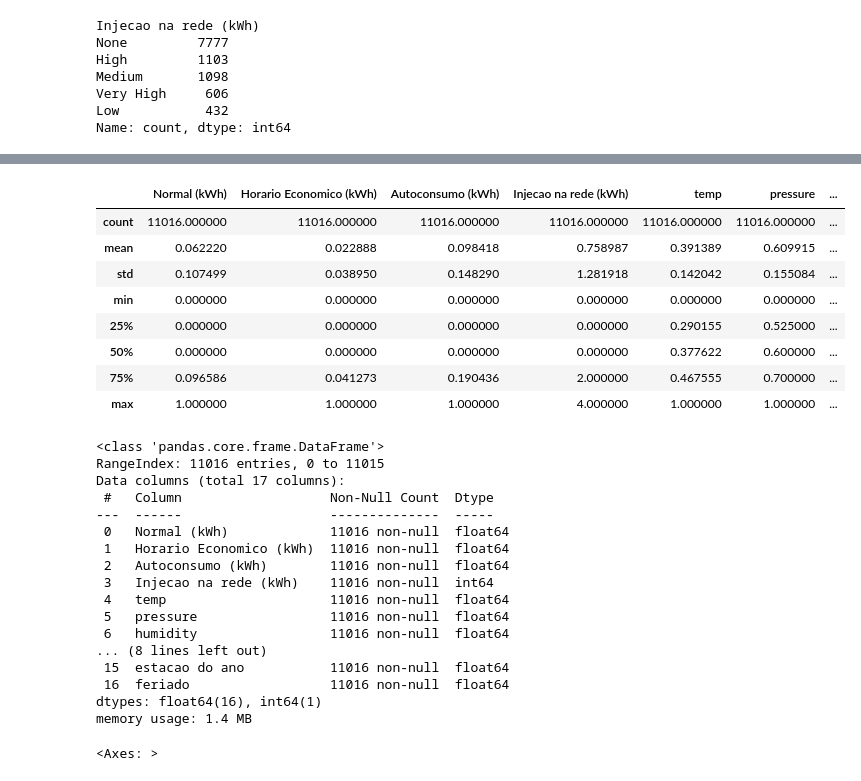
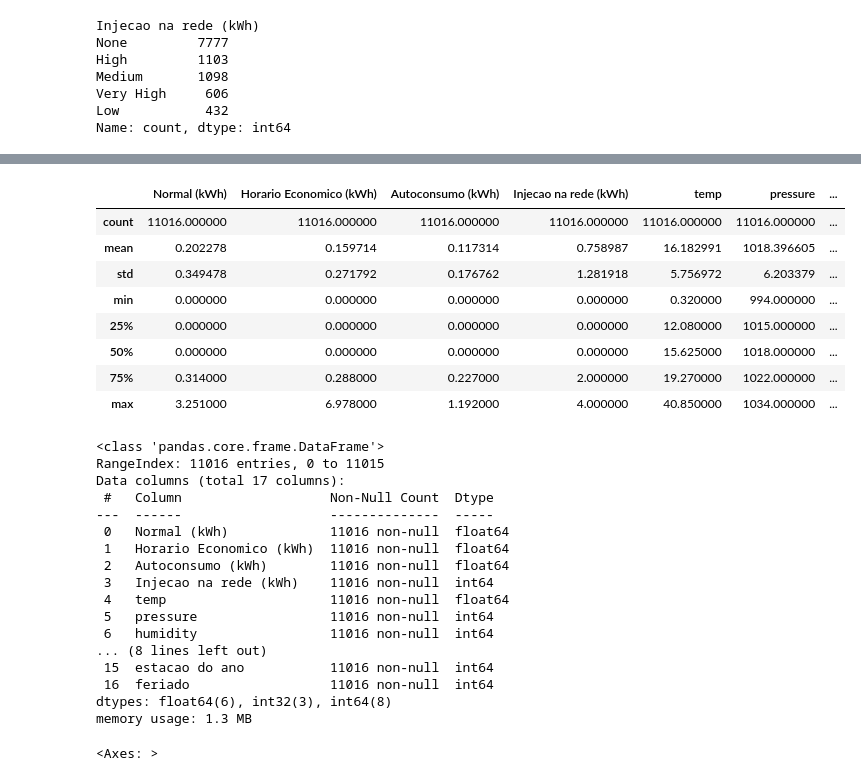
Before and after one commit to mirelois/DaaProjeto, a Jupyter notebook: tarefa_2/tarefaComp.ipynb, the cells around one changed output, grey strips where cells are left out. Saved outputs shown, nothing was run; the diff lists cells and outputs as text; code cells hidden in the pictures.

```diff
--- a/tarefa_2/tarefaComp.ipynb
+++ b/tarefa_2/tarefaComp.ipynb
@@ -853,23 +853,23 @@ df_teste.drop('feels_like', inplace=True, axis=1)
 df_teste.drop('temp_min', inplace=True, axis=1)
 df_teste.drop('temp_max', inplace=True, axis=1)
 # %%
-for col in df:
+"""for col in df:
     if col != 'Injecao na rede (kWh)':
         df[col] = (df[col] - df[col].min()) / (df[col].max() - df[col].min())
 for col in df_teste:
     if col != 'Injecao na rede (kWh)':
-        df_teste[col] = (df_teste[col] - df_teste[col].min()) / (df_teste[col].max() - df_teste[col].min())
+        df_teste[col] = (df_teste[col] - df_teste[col].min()) / (df_teste[col].max() - df_teste[col].min())"""
 df.describe()
 # %% [output]
 |  | Normal (kWh) | Horario Economico (kWh) | Autoconsumo (kWh) | Injecao na rede (kWh) | temp | pressure | ... |
 | count | 11016.000000 | 11016.000000 | 11016.000000 | 11016.000000 | 11016.000000 | 11016.000000 | ... |
-| mean | 0.062220 | 0.022888 | 0.098418 | 0.758987 | 0.391389 | 0.609915 | ... |
-| std | 0.107499 | 0.038950 | 0.148290 | 1.281918 | 0.142042 | 0.155084 | ... |
-| min | 0.000000 | 0.000000 | 0.000000 | 0.000000 | 0.000000 | 0.000000 | ... |
-| 25% | 0.000000 | 0.000000 | 0.000000 | 0.000000 | 0.290155 | 0.525000 | ... |
-| 50% | 0.000000 | 0.000000 | 0.000000 | 0.000000 | 0.377622 | 0.600000 | ... |
-| 75% | 0.096586 | 0.041273 | 0.190436 | 2.000000 | 0.467555 | 0.700000 | ... |
-| max | 1.000000 | 1.000000 | 1.000000 | 4.000000 | 1.000000 | 1.000000 | ... |
+| mean | 0.202278 | 0.159714 | 0.117314 | 0.758987 | 16.182991 | 1018.396605 | ... |
+| std | 0.349478 | 0.271792 | 0.176762 | 1.281918 | 5.756972 | 6.203379 | ... |
+| min | 0.000000 | 0.000000 | 0.000000 | 0.000000 | 0.320000 | 994.000000 | ... |
+| 25% | 0.000000 | 0.000000 | 0.000000 | 0.000000 | 12.080000 | 1015.000000 | ... |
+| 50% | 0.000000 | 0.000000 | 0.000000 | 0.000000 | 15.625000 | 1018.000000 | ... |
+| 75% | 0.314000 | 0.288000 | 0.227000 | 2.000000 | 19.270000 | 1022.000000 | ... |
+| max | 3.251000 | 6.978000 | 1.192000 | 4.000000 | 40.850000 | 1034.000000 | ... |
 # %%
 X = df.drop('Injecao na rede (kWh)', axis = 1)
 y = df['Injecao na rede (kWh)']
@@ -888,13 +888,13 @@ Data columns (total 17 columns):
  2   Autoconsumo (kWh)        11016 non-null  float64
  3   Injecao na rede (kWh)    11016 non-null  int64
  4   temp                     11016 non-null  float64
- 5   pressure                 11016 non-null  float64
- 6   humidity                 11016 non-null  float64
+ 5   pressure                 11016 non-null  int64
+ 6   humidity                 11016 non-null  int64
 ... (8 lines left out)
- 15  estacao do ano           11016 non-null  float64
- 16  feriado                  11016 non-null  float64
-dtypes: float64(16), int64(1)
-memory usage: 1.4 MB
+ 15  estacao do ano           11016 non-null  int64
+ 16  feriado                  11016 non-null  int64
+dtypes: float64(6), int32(3), int64(8)
+memory usage: 1.3 MB
 # %%
 sns.heatmap(df.isnull(),yticklabels= False,  cbar = False, cmap = 'viridis')
 # %% [output]
```
Also changed, not shown: parts of 5 cells of this notebook, 4 other files.
